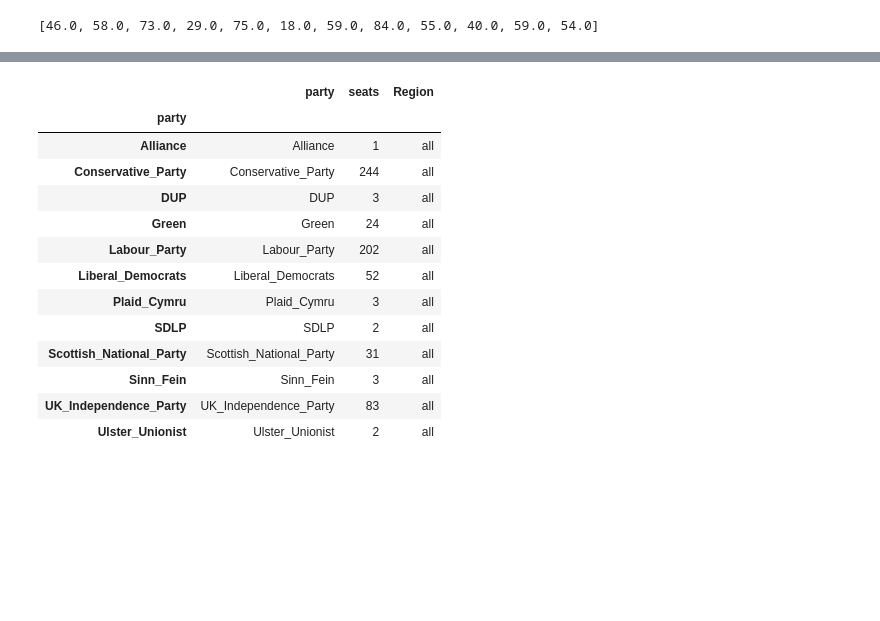
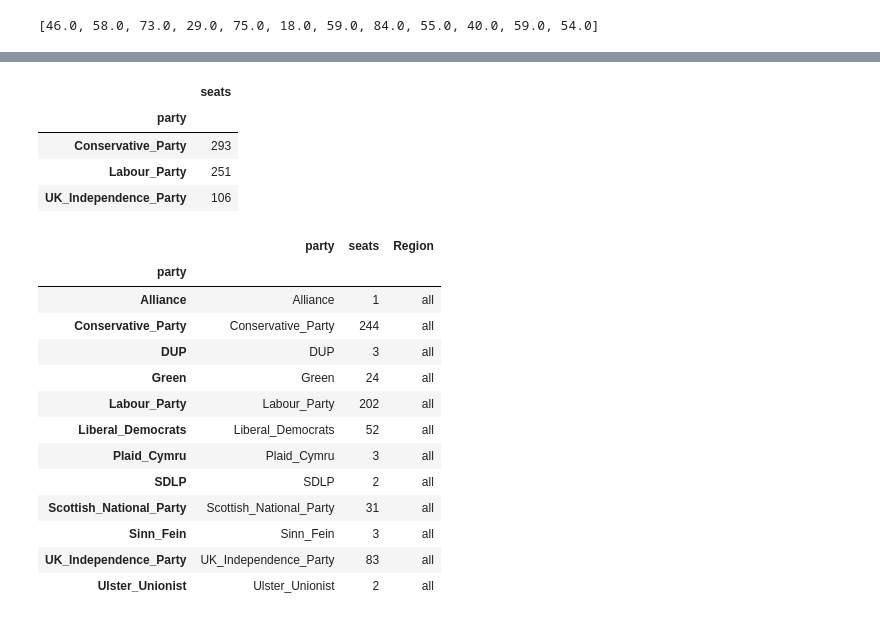
Before and after one commit to the-economist-editorial/elections-2015, a Jupyter notebook: Britain.ipynb, the cells around one changed output, grey strips where cells are left out. Cells and saved outputs as stored; diff of their text form; code cells hidden in the pictures; blank space fills up the shorter version.

```diff
--- a/Britain.ipynb
+++ b/Britain.ipynb
@@ -92,3 +92,17 @@ pd.concat(provinces).groupby('party').sum()
+# %%
+party_total_votes = uk_sums[parties].sum()
+total_votes = party_total_votes.sum()
+party_pcts = party_total_votes / total_votes
+# %%
+lim_parties = party_pcts[party_pcts > 0.1].index.tolist()
+lim_provinces = [dHondt(region, r, lim_parties) for region, r in combine.iterrows()]
+pd.concat(lim_provinces).groupby('party').sum()
+# %% [output]
+|  | seats |
+| party |  |
+| Conservative_Party | 293 |
+| Labour_Party | 251 |
+| UK_Independence_Party | 106 |
 # %%
 national = uk[parties].sum()
 national['Seats'] = uk['Name'].count()
```
Also changed, not shown: parts of 2 cells of this notebook, 2 other files.
